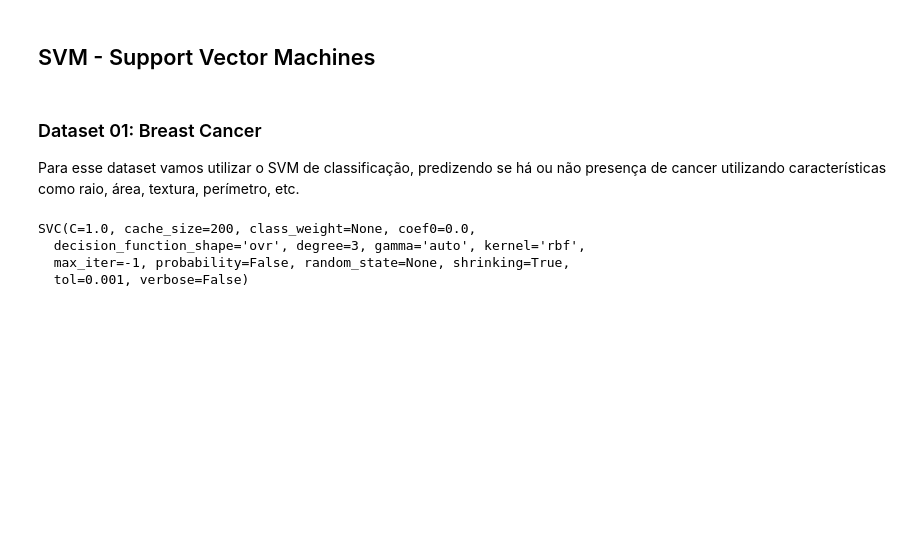
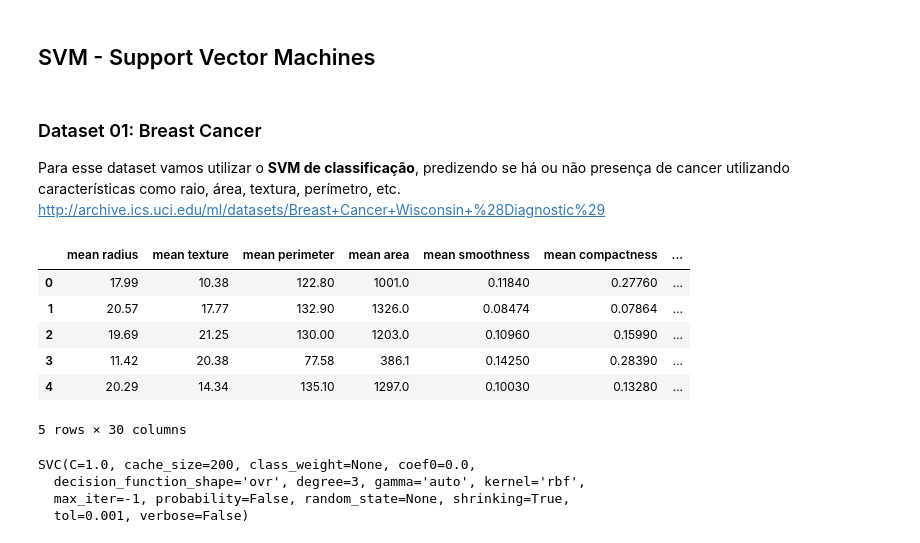
Before and after one commit to rdemarqui/data_science_basico, a Jupyter notebook: Python/05 Scikit-learn/07.02 SVM - Exemplos.ipynb, the cells around one changed output. Cells and saved outputs as stored; diff of their text form; code cells hidden in the pictures; blank space fills up the shorter version.

```diff
--- a/Python/05 Scikit-learn/07.02 SVM - Exemplos.ipynb
+++ b/Python/05 Scikit-learn/07.02 SVM - Exemplos.ipynb
@@ -11,7 +13,8 @@ from sklearn.preprocessing import StandardScaler
 import matplotlib.pyplot as plt
 # %% [markdown]
 ### Dataset 01: Breast Cancer
-Para esse dataset vamos utilizar o SVM de classificação, predizendo se há ou não presença de cancer utilizando características como raio, área, textura, perímetro, etc.
+Para esse dataset vamos utilizar o **SVM de classificação**, predizendo se há ou não presença de cancer utilizando características como raio, área, textura, perímetro, etc.
+http://archive.ics.uci.edu/ml/datasets/Breast+Cancer+Wisconsin+%28Diagnostic%29
 # %%
 # Importando os dados
 from sklearn.datasets import load_breast_cancer
@@ -21,6 +24,17 @@ cancer = load_breast_cancer()
 
 # Separando entre treino e teste
 X_train, X_test, y_train, y_test = train_test_split(cancer.data, cancer.target, random_state=0)
+# %%
+# Verificando as primeiras linhas do Dataset
+pd.DataFrame(cancer.data, columns=cancer.feature_names).head()
+# %% [output]
+|  | mean radius | mean texture | mean perimeter | mean area | mean smoothness | mean compactness | ... |
+| 0 | 17.99 | 10.38 | 122.80 | 1001.0 | 0.11840 | 0.27760 | ... |
+| 1 | 20.57 | 17.77 | 132.90 | 1326.0 | 0.08474 | 0.07864 | ... |
+| 2 | 19.69 | 21.25 | 130.00 | 1203.0 | 0.10960 | 0.15990 | ... |
+| 3 | 11.42 | 20.38 | 77.58 | 386.1 | 0.14250 | 0.28390 | ... |
+| 4 | 20.29 | 14.34 | 135.10 | 1297.0 | 0.10030 | 0.13280 | ... |
+5 rows × 30 columns
 # %%
 # Instanciando o classificador
 svc = SVC()
```
Also changed, not shown: parts of 25 cells of this notebook.
